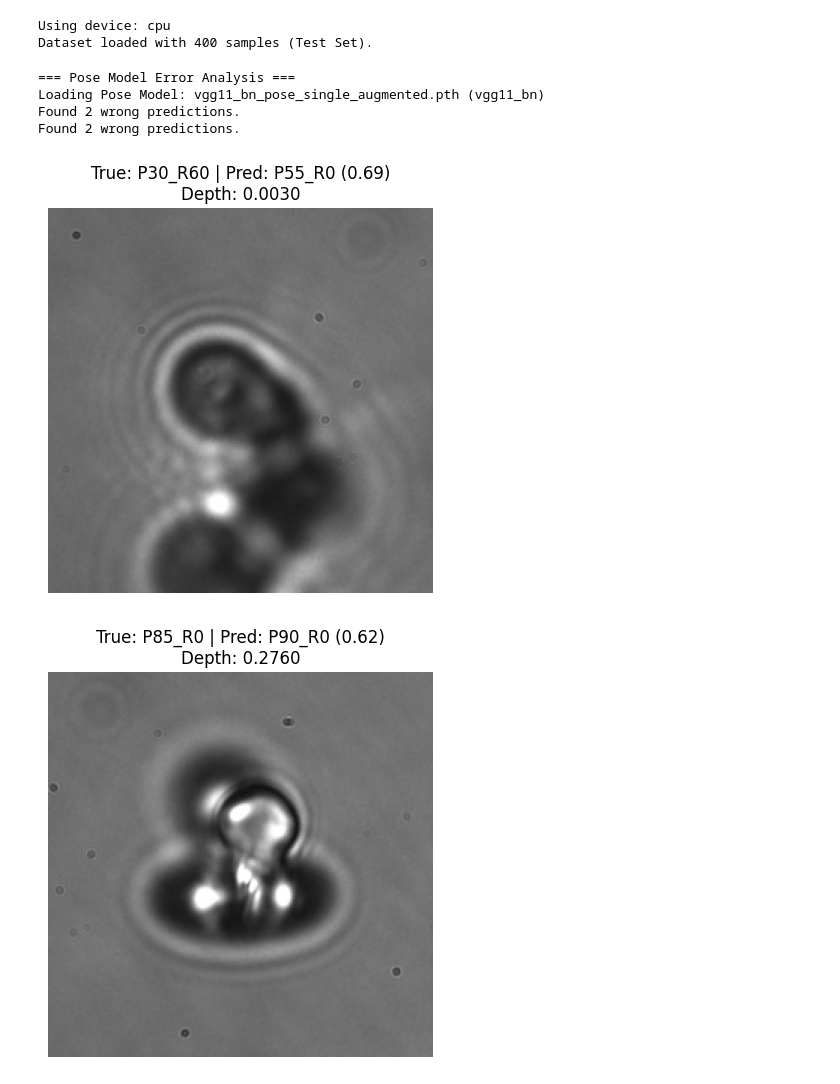
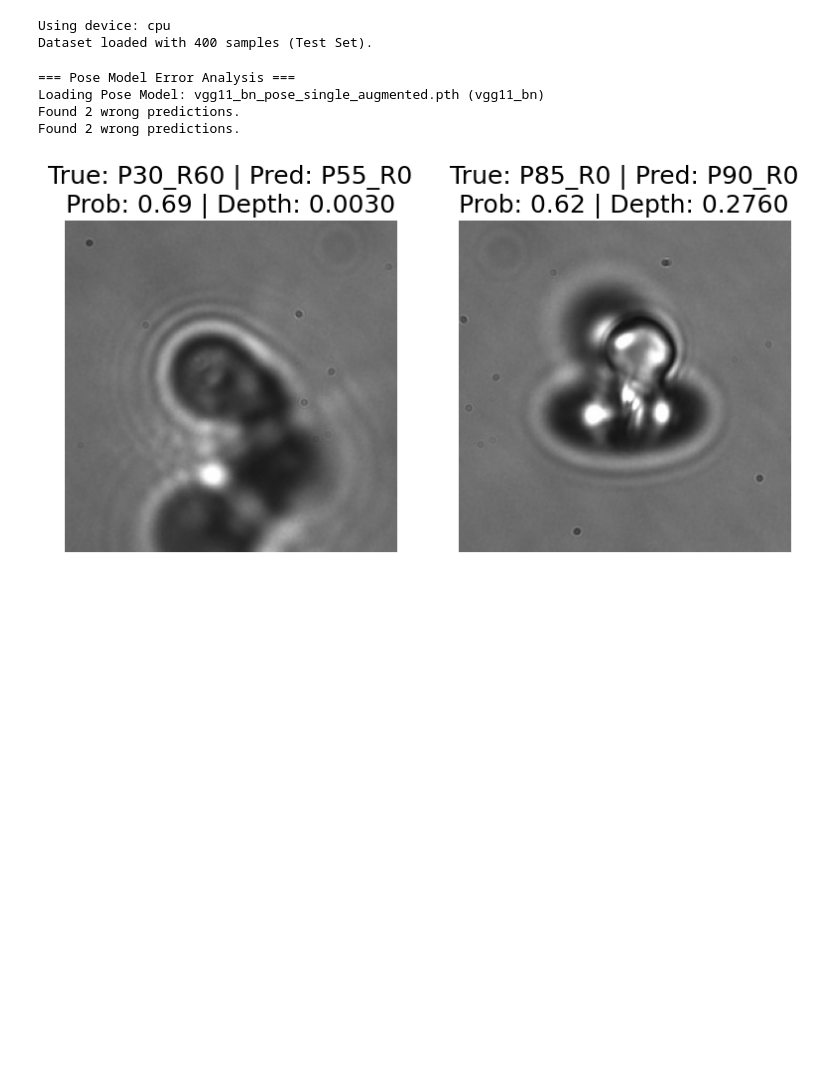
Before and after one commit to chihuangliu/microrobot-dl, a Jupyter notebook: notebooks/error_analysis.ipynb, the cells around one changed output. Saved outputs shown, nothing was run; the diff lists cells and outputs as text; code cells hidden in the pictures; blank space fills up the shorter version.

```diff
--- a/notebooks/error_analysis.ipynb
+++ b/notebooks/error_analysis.ipynb
@@ -82,43 +82,50 @@ with torch.no_grad():
         probs = torch.softmax(output, dim=1)
         pred_prob, pred_idx = torch.max(probs, dim=1)
 
         if pred_idx.item() != pose_target.item():
             original_idx = test_dataset.indices[i]
             img_path = dataset.samples[original_idx][0]
 
             true_label = dataset.idx_to_label[pose_target.item()]
             pred_label = dataset.idx_to_label[pred_idx.item()]
             depth_val = depth_target.item()
 
             wrong_predictions.append(
                 {
                     "path": img_path,
                     "true_label": true_label,
                     "pred_label": pred_label,
                     "prob": pred_prob.item(),
                     "depth": depth_val,
                 }
             )
 
 print(f"Found {len(wrong_predictions)} wrong predictions.")
 
 # Display wrong predictions
-for item in wrong_predictions:
-    img = Image.open(item["path"])
-    plt.figure(figsize=(5, 5))
-    plt.imshow(img, cmap="gray")
-    plt.title(
-        f"True: {item['true_label']} | Pred: {item['pred_label']} ({item['prob']:.2f})\nDepth: {item['depth']:.4f}"
-    )
-    plt.axis("off")
+if len(wrong_predictions) > 0:
+    cols = 5
+    rows = (len(wrong_predictions) + cols - 1) // cols
+    plt.figure(figsize=(20, 4 * rows))
+
+    for i, item in enumerate(wrong_predictions):
+        img = Image.open(item["path"])
+        plt.subplot(rows, cols, i + 1)
+        plt.imshow(img, cmap="gray")
+        plt.title(
+            f"True: {item['true_label']} | Pred: {item['pred_label']}\nProb: {item['prob']:.2f} | Depth: {item['depth']:.4f}",
+            fontsize=18,
+        )
+        plt.axis("off")
+
+    plt.tight_layout()
     plt.show()
 # %% [output]
 === Pose Model Error Analysis ===
 Loading Pose Model: vgg11_bn_pose_single_augmented.pth (vgg11_bn)
 Found 2 wrong predictions.
 Found 2 wrong predictions.
-[figure, old version]
+[figure, new version]
-[figure, removed]
 # %%
 # --- Depth Model Error Analysis ---
 print("=== Depth Model Error Analysis ===")
```
Also changed, not shown: parts of 1 cell of this notebook, 20 other files.
